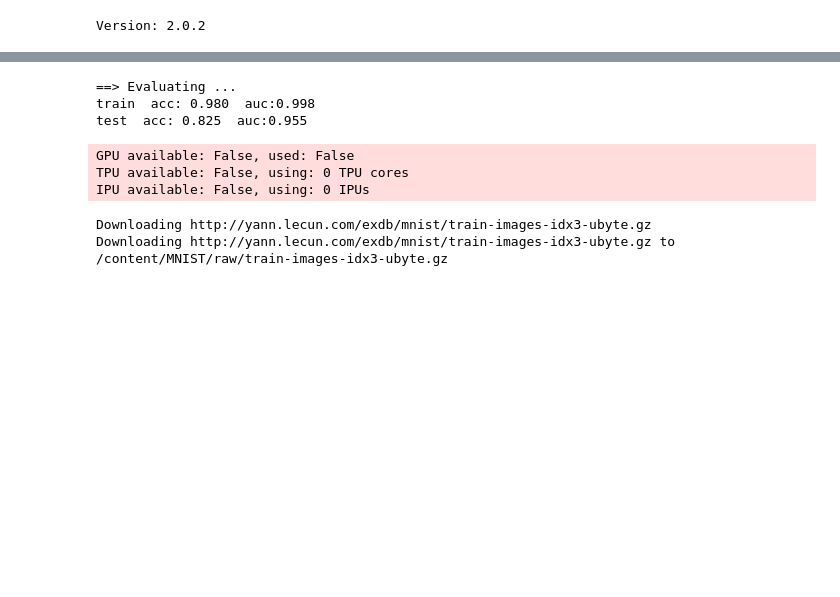
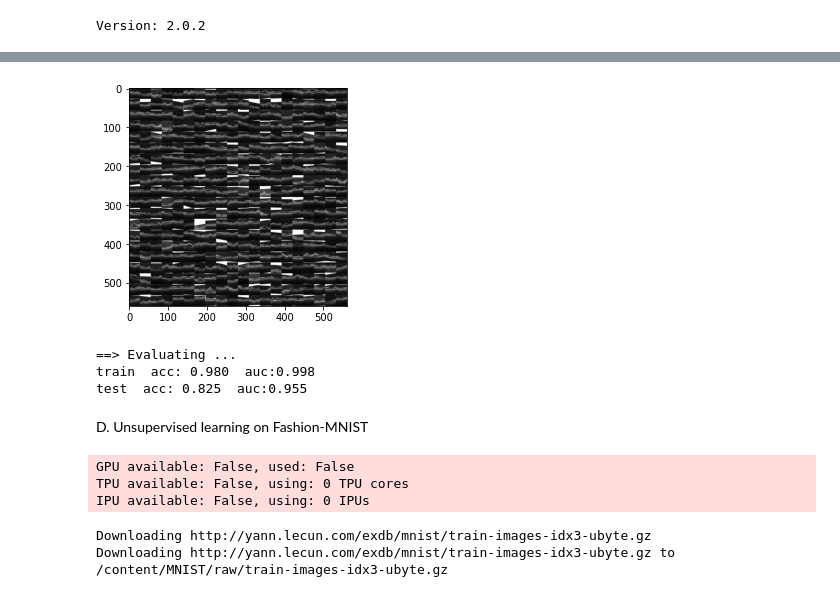
Before and after one commit to sanggusti/30-days-kaggle, a Jupyter notebook: jokian_jedoy.ipynb, the cells around one changed output, grey strips where cells are left out. Cells and saved outputs as stored; diff of their text form; code cells hidden in the pictures; blank space fills up the shorter version.

```diff
--- a/jokian_jedoy.ipynb
+++ b/jokian_jedoy.ipynb
@@ -189,3 +302,33 @@ process(n_channels=n_channels, length=20)
+# %%
+# montage
+
+def process(n_channels, length=20):
+    scale = length * length
+
+    image = np.zeros((scale, 28, 28, 3)) if n_channels == 3 else np.zeros((scale, 28, 28))
+    index = [i for i in range(scale)]
+    np.random.shuffle(index)
+
+    for idx in range(scale):
+        img, _ = nonorm_dataset[idx]
+        if n_channels == 3:
+            img = img.permute(1, 2, 0).numpy()
+        else:
+            img = img.reshape(28, 28).numpy()
+        image[index[idx]] = img
+
+    if n_channels == 1:
+        image = image.reshape(scale, 28, 28)
+        arr_out = montage(image)
+        plt.imshow(arr_out, cmap='gray')
+    else:
+        image = image.reshape(scale, 28, 28, 3)
+        arr_out = montage(image, multichannel=3)
+        plt.imshow(arr_out)
+
+process(n_channels=n_channels, length=20)
+# %% [output]
+[figure, added]
 # %%
 # define a simple CNN model
 
@@ -310,6 +456,8 @@ test('test')
 ==> Evaluating ...
 train  acc: 0.980  auc:0.998
 test  acc: 0.825  auc:0.955
+# %% [markdown]
+D. Unsupervised learning on Fashion-MNIST
 # %%
 class MNISTModel(pl.LightningModule):
     def __init__(self):
```
Also changed, not shown: parts of 20 cells of this notebook.
